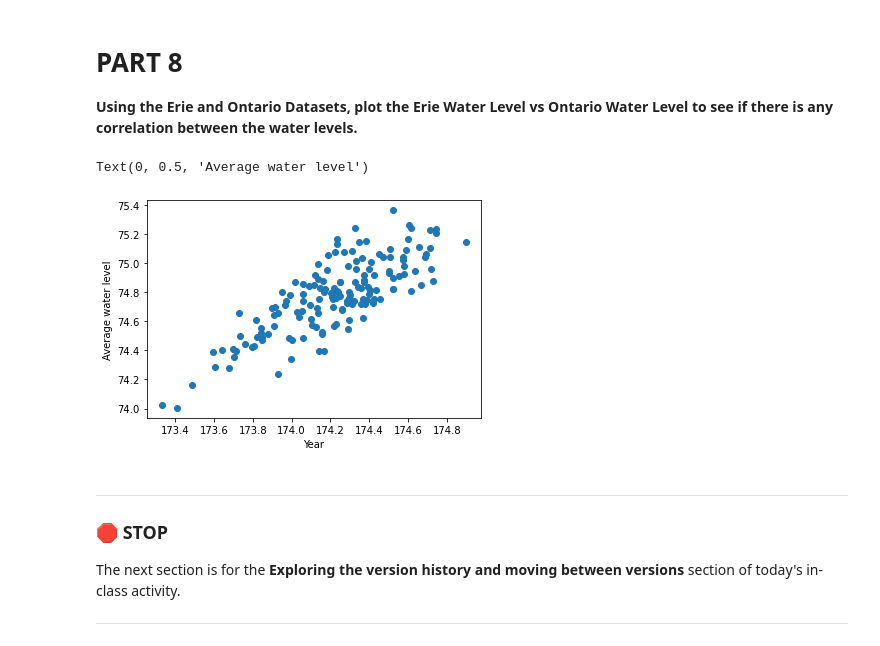
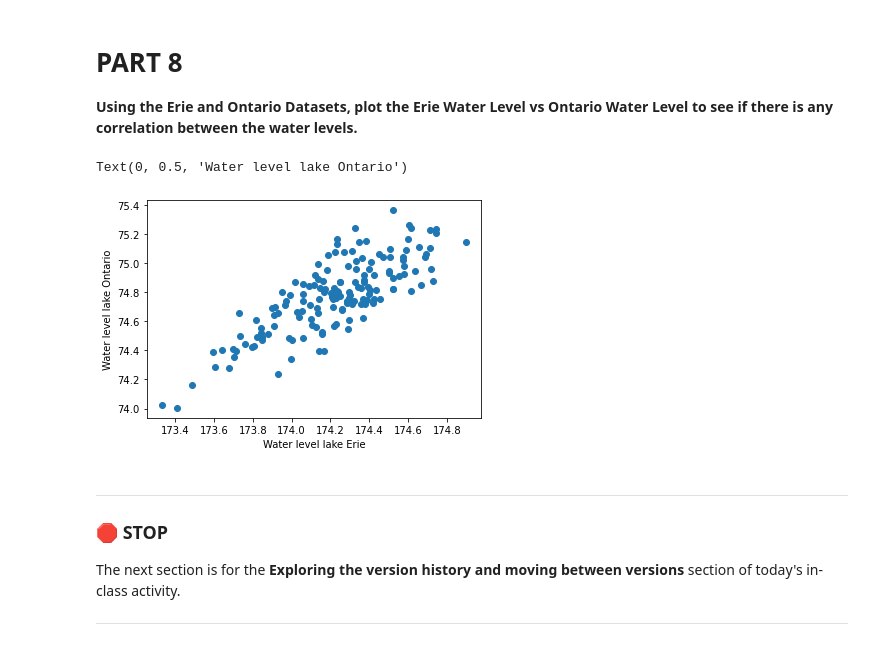
Before and after one commit to haydenmonk/CMSE202_Git_Started, a Jupyter notebook: Great_Lakes_and_Grand_River.ipynb, the cells around one changed output. Drawn from its saved outputs; the diff is of its cells as text; code cells hidden in the pictures.

```diff
--- a/Great_Lakes_and_Grand_River.ipynb
+++ b/Great_Lakes_and_Grand_River.ipynb
@@ -82,16 +82,16 @@ Text(0, 0.5, 'Average water level')
 # %%
 # Insert Code Here
 
 ont = pd.read_csv('data/ont.csv')
 eri = pd.read_csv('data/eri.csv')
 
 eri.head()
 plt.scatter(eri['Unnamed: 1'], ont['AnnAvg'])
-plt.xlabel('Year')
-plt.ylabel('Average water level')
+plt.xlabel('Water level lake Erie')
+plt.ylabel('Water level lake Ontario')
 # %% [output]
-Text(0, 0.5, 'Average water level')
+Text(0, 0.5, 'Water level lake Ontario')
-[figure, old version]
+[figure, new version]
 # %% [markdown]
 ---
 ### &#128721; STOP
```
